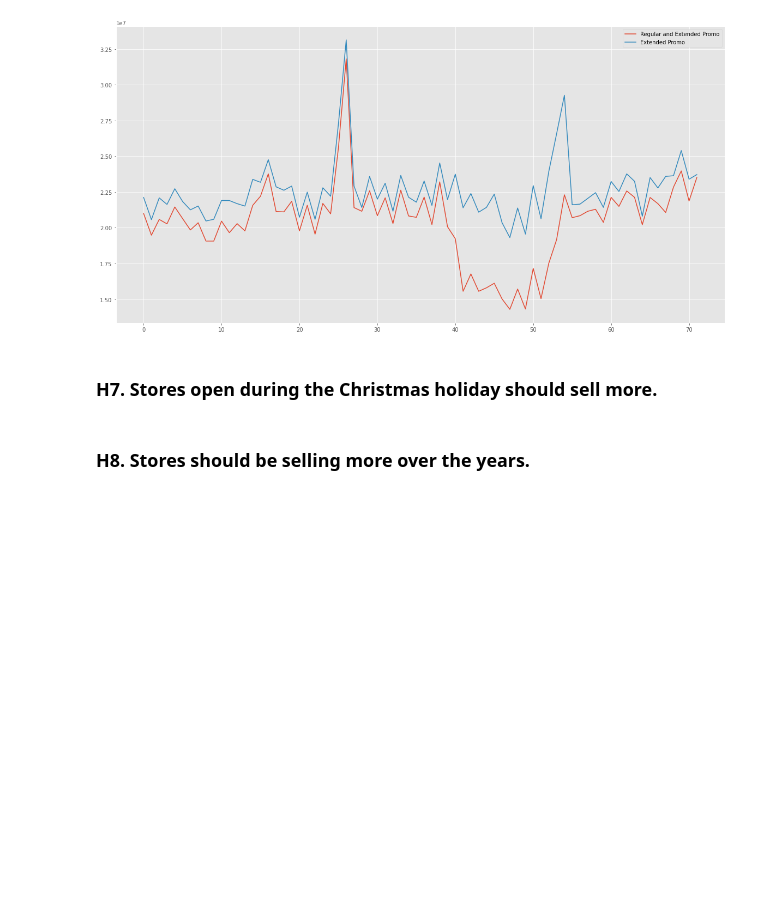
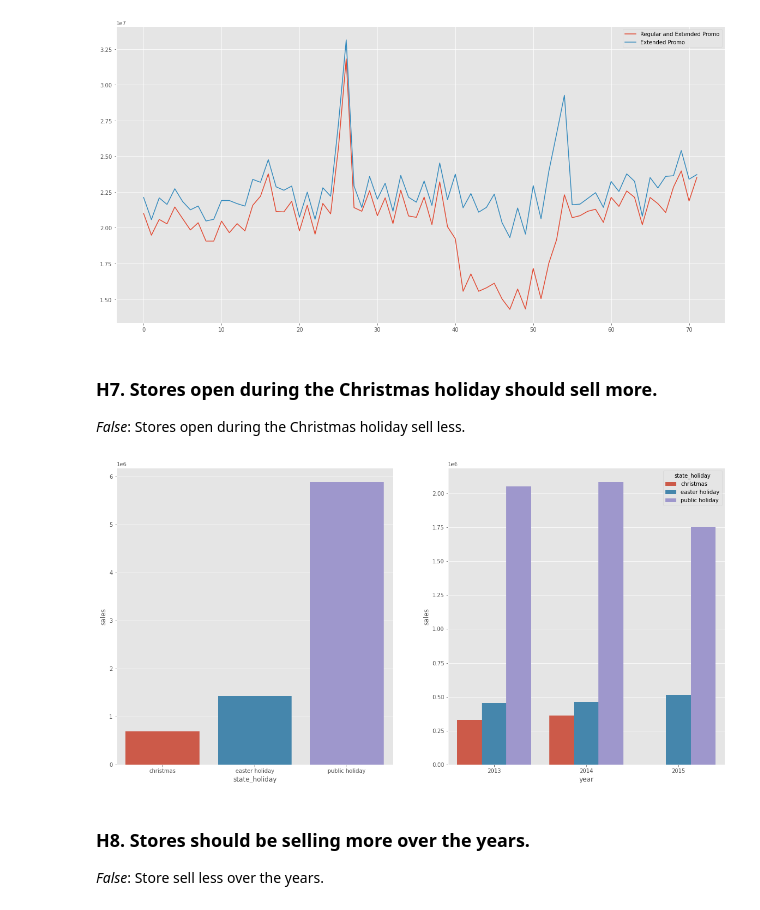
Before and after one commit to vfamim/Rossman-Sales, a Jupyter notebook: notebook/c01_01_Rossman.ipynb, the cells around one changed output. Saved outputs shown, nothing was run; the diff lists cells and outputs as text; code cells hidden in the pictures; blank space fills up the shorter version.

```diff
--- a/notebook/c01_01_Rossman.ipynb
+++ b/notebook/c01_01_Rossman.ipynb
@@ -709,5 +710,25 @@ plt.show()
 [figure]
 # %% [markdown]
 ### H7. Stores open during the Christmas holiday should sell more.
+*False*: Stores open during the Christmas holiday sell less.
+# %%
+# removing regular days
+aux = df4[df4.state_holiday != 'regular day']
+# grouping state holidays
+aux1 = aux[['state_holiday', 'sales']].groupby('state_holiday').sum().reset_index()
+# grouping holidays by year
+aux2 = aux[['year', 'state_holiday', 'sales']].groupby(['year', 'state_holiday']).sum().reset_index()
+
+# fig and axes
+fig, ax = plt.subplots(1,2)
+# subplot 1
+sns.barplot(data=aux1, x='state_holiday', y='sales', ax=ax[0])
+# subplot 2
+sns.barplot(data=aux2, x='year', y='sales', hue='state_holiday', ax=ax[1])
+# plot show
+plt.show()
+# %% [output]
+[figure, added]
 # %% [markdown]
 ### H8. Stores should be selling more over the years.
+*False*: Store sell less over the years.
```
Also changed, not shown: parts of 11 cells of this notebook.
